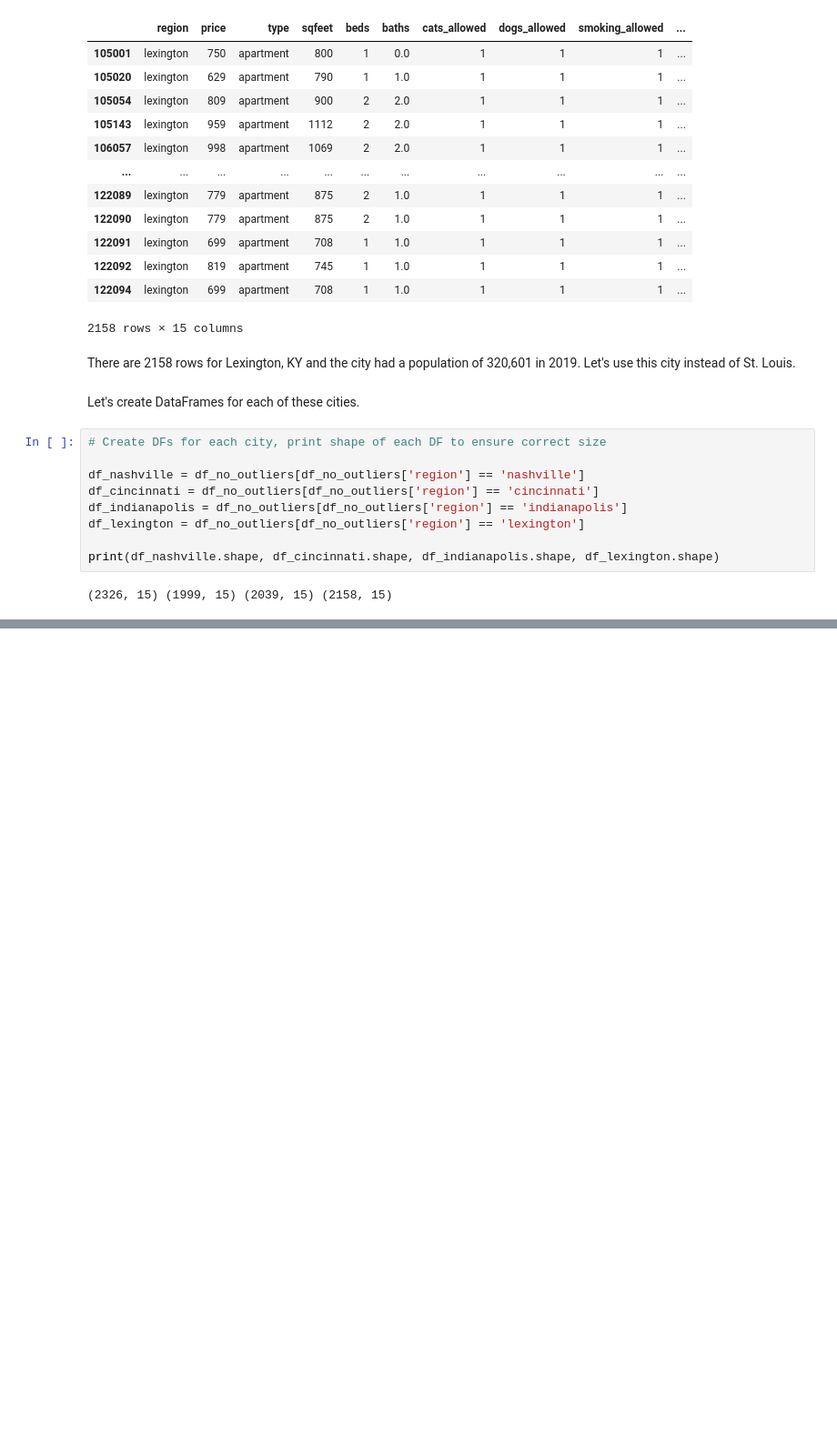
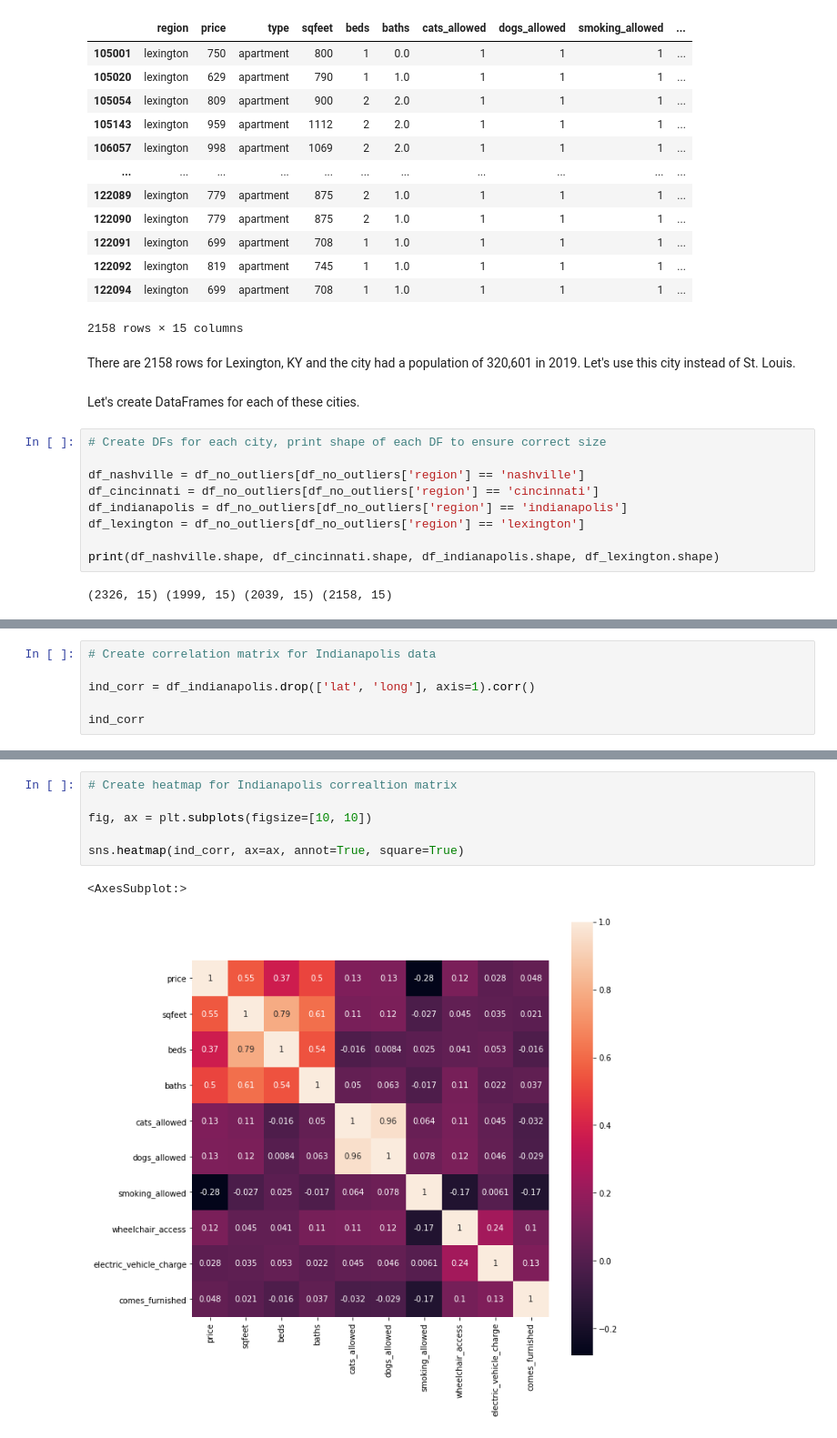
Before and after one commit to moferg/usa-housing-analysis, a Jupyter notebook: usa_housing_analysis.ipynb, the cells around one changed output, grey strips where cells are left out. Shown at 91% size. Cells and saved outputs as stored; diff of their text form; blank space fills up the shorter version.

```diff
--- a/usa_housing_analysis.ipynb
+++ b/usa_housing_analysis.ipynb
@@ -676,0 +749,6 @@ print(df_nashville.shape, df_cincinnati.shape, df_indianapolis.shape, df_lexingt
+# %%
+# Create correlation matrix for Indianapolis data
+
+ind_corr = df_indianapolis.drop(['lat', 'long'], axis=1).corr()
+
+ind_corr
@@ -676,0 +767,9 @@ print(df_nashville.shape, df_cincinnati.shape, df_indianapolis.shape, df_lexingt
+# %%
+# Create heatmap for Indianapolis correaltion matrix
+
+fig, ax = plt.subplots(figsize=[10, 10])
+
+sns.heatmap(ind_corr, ax=ax, annot=True, square=True)
+# %% [output]
+<AxesSubplot:>
+[figure, added]
```
Also changed, not shown: parts of 11 cells of this notebook.
